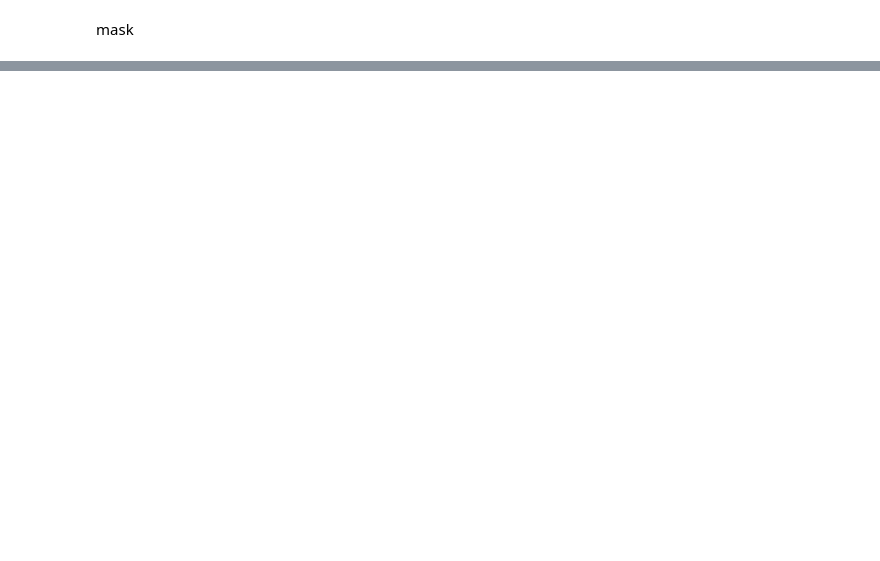
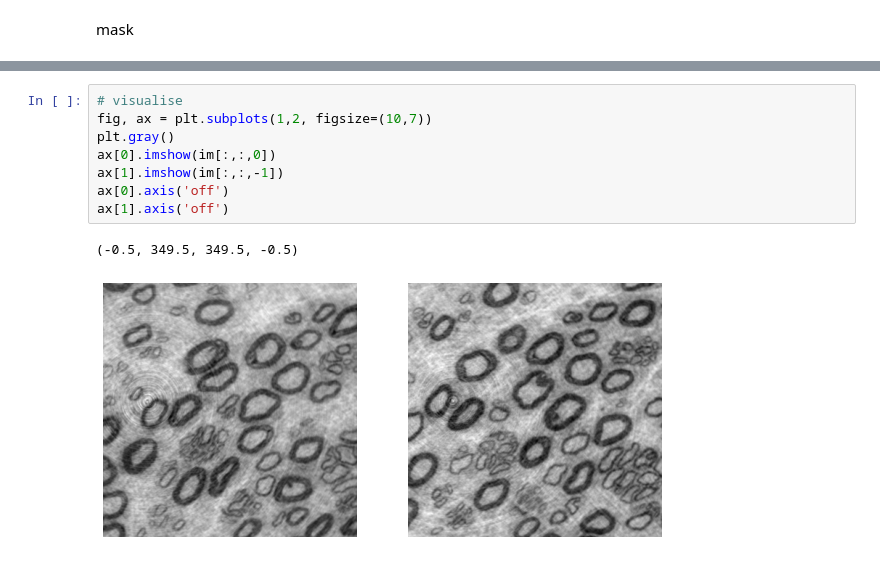
Before and after one commit to s183920/02506_Advanced_Image_Analysis_NerveSegmentation, a Jupyter notebook: Snakes.ipynb, the cells around one changed output, grey strips where cells are left out. Cells and saved outputs as stored; diff of their text form; blank space fills up the shorter version.

```diff
--- a/Snakes.ipynb
+++ b/Snakes.ipynb
@@ -311,0 +309,11 @@ Deprecated in NumPy 1.20; for more details and guidance: https://numpy.org/devdo
+# %%
+# visualise
+fig, ax = plt.subplots(1,2, figsize=(10,7))
+plt.gray()
+ax[0].imshow(im[:,:,0])
+ax[1].imshow(im[:,:,-1])
+ax[0].axis('off')
+ax[1].axis('off')
+# %% [output]
+(-0.5, 349.5, 349.5, -0.5)
+[figure, added]
```
Also changed, not shown: parts of 20 cells of this notebook, 1 other file.
